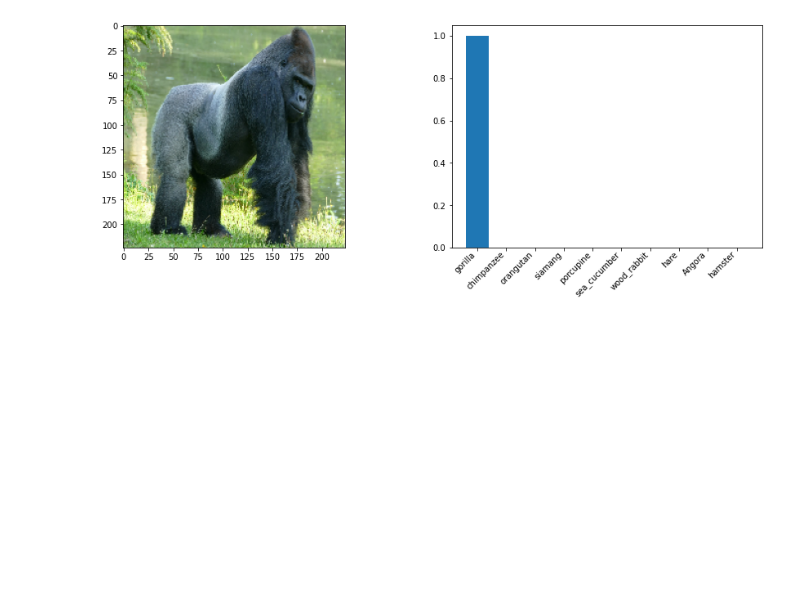
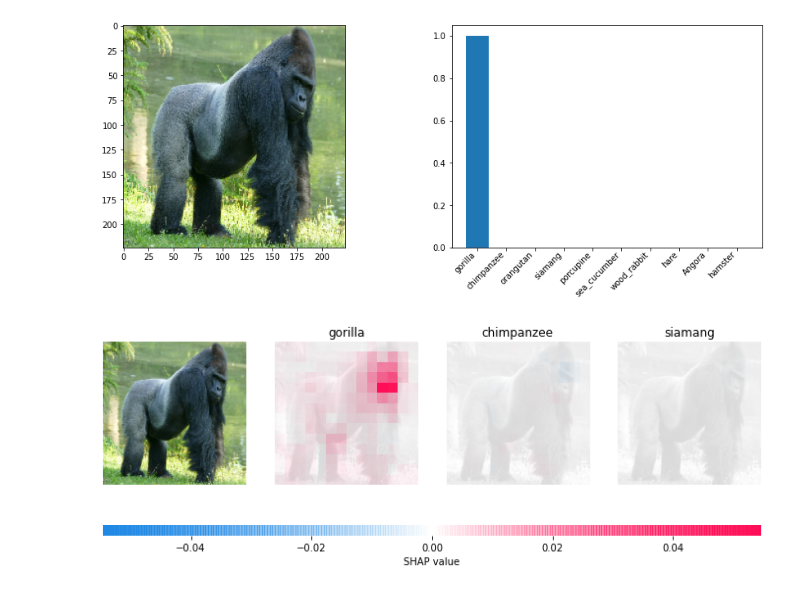
Before and after one commit to SAAF-16/Explainable_AI-Bachelor_Thesis, a Jupyter notebook: Adversarial_Attacks/attacks.ipynb, the cells around one changed output. Drawn from its saved outputs; the diff is of its cells as text; code cells hidden in the pictures; blank space fills up the shorter version.

```diff
--- a/Adversarial_Attacks/attacks.ipynb
+++ b/Adversarial_Attacks/attacks.ipynb
@@ -90,9 +94,13 @@ img_adv = attack.generate(img,y=[289])
 # %%
 fig, axes = plt.subplots(nrows=1, ncols=2, figsize=(15,5))
 axes[0].imshow(img[0]/255)
 axes[1]=tab(img[0])
+
+value,index=shap_vals_layer(15,img)
+shap.image_plot(value,img,np.vectorize(lambda x: class_names[str(x)])(index))
 # %% [output]
 [figure]
+[figure, added]
 # %%
 fig, axes = plt.subplots(nrows=1, ncols=2, figsize=(15,5))
 axes[0].imshow(img_adv[0]/255)
```
Also changed, not shown: parts of 9 cells of this notebook.
